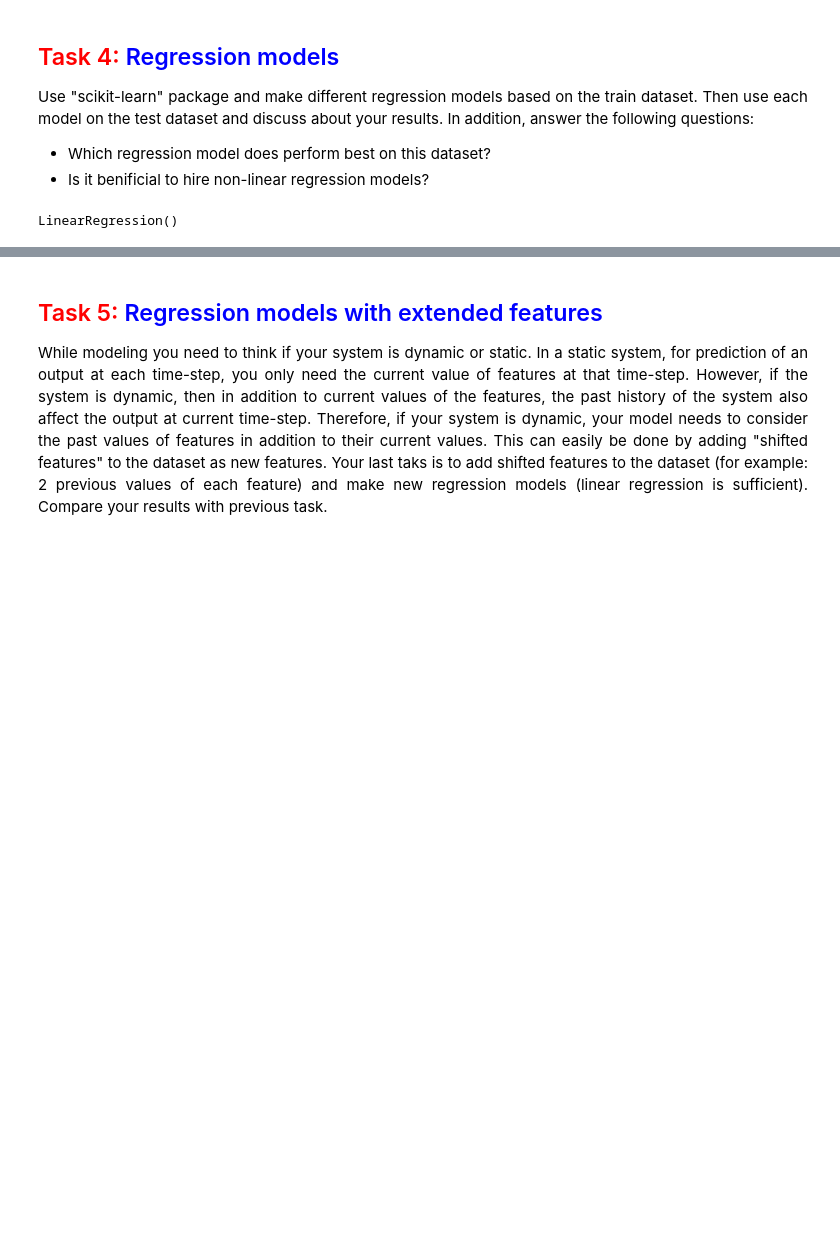
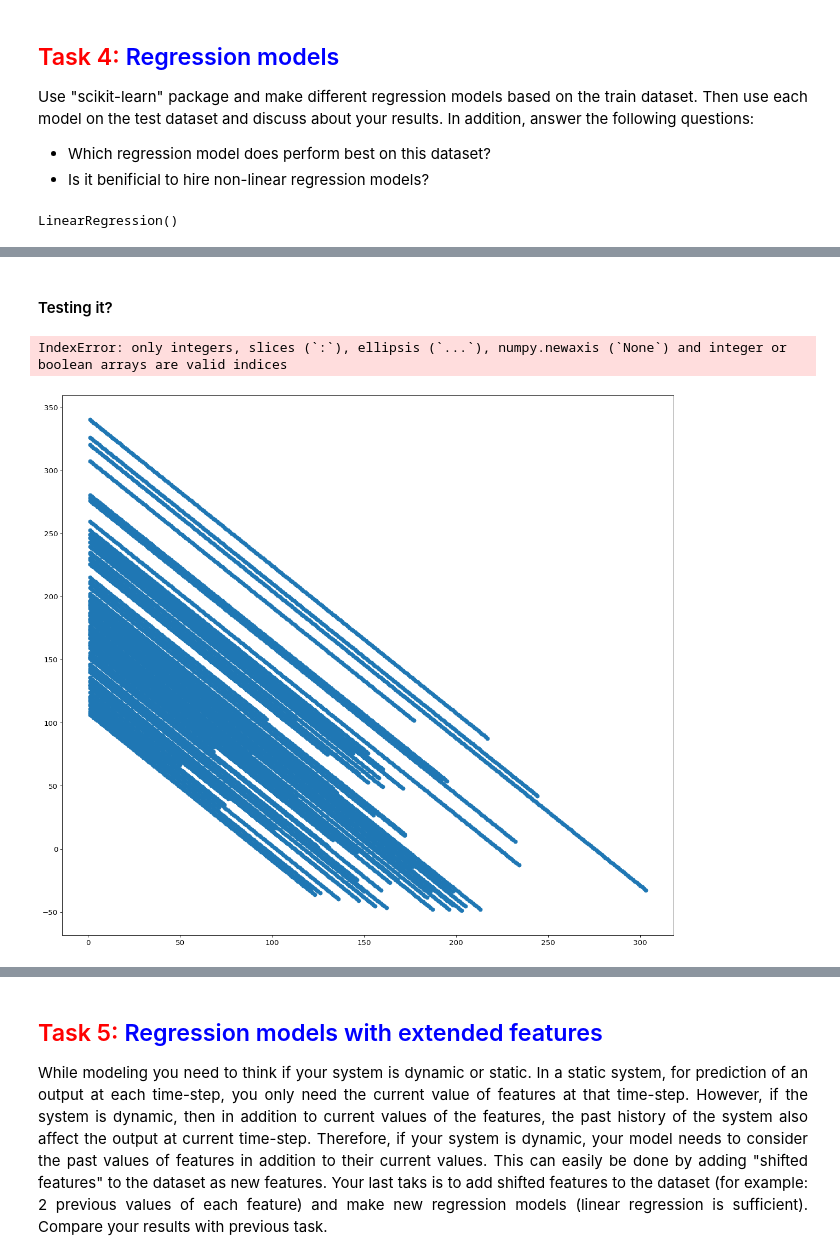
Before and after one commit to larsRikard/Machine-learning-and-sensor-technology, a Jupyter notebook: Assignment 2/Assignment 2 - NASA Turbofan Jet Engine dataset.ipynb, the cells around one changed output, grey strips where cells are left out. Cells and saved outputs as stored; diff of their text form; code cells hidden in the pictures; blank space fills up the shorter version.

```diff
--- a/Assignment 2/Assignment 2 - NASA Turbofan Jet Engine dataset.ipynb
+++ b/Assignment 2/Assignment 2 - NASA Turbofan Jet Engine dataset.ipynb
@@ -236,5 +275,27 @@ LinearRegression()
 # %%
 #Load the test set
 fd_001_test = pd.read_csv('test_FD001.csv')
-fan_prepared_test = num_pipeline.fit_transform(fd_001_test)
+
+clean_test = fd_001_test.copy()
+clean_test = clean_test.drop("engine", axis=1) #Unrelated/low correlation
+#fd_001_train.drop("cycle", axis=1)  #Too highly correlated?
+#Low correlation
+clean_test = clean_test.drop("setting 1", axis=1)
+clean_test = clean_test.drop("setting 2", axis=1)
+
+#The rest are constant values:
+clean_test = clean_test.drop("setting 3", axis=1)
+clean_test = clean_test.drop("sensor 1", axis=1)
+clean_test = clean_test.drop("sensor 5", axis=1)
+clean_test = clean_test.drop("sensor 6", axis=1)
+clean_test = clean_test.drop("sensor 10", axis=1)
+clean_test = clean_test.drop("sensor 16", axis=1)
+clean_test = clean_test.drop("sensor 18", axis=1)
+clean_test = clean_test.drop("sensor 19", axis=1)
+
+
+fan_prepared_test = num_pipeline.fit_transform(clean_test)
+
+print(clean_test)
+
 fan_labels_test = fd_001_test["RUL"].copy()
@@ -257,0 +328,15 @@ lin_rmse
+# %% [markdown]
+<h4>Testing it?</h4>
+# %%
+fan_prepared_test["cycle"]
+# %% [output]
+IndexError: only integers, slices (`:`), ellipsis (`...`), numpy.newaxis (`None`) and integer or boolean arrays are valid indices
+# %%
+from matplotlib.pyplot import figure
+
+figure(figsize=(18, 16), dpi=80)
+plt.scatter(fd_001_test["cycle"], fan_predictions, label="predictions")
+#plt.scatter(fd_001_test["cycle"], fd_001_test["RUL"], label="test_set")
+plt.show()
+# %% [output]
+[figure, added]
```
Also changed, not shown: parts of 16 cells of this notebook, 1 other file.
